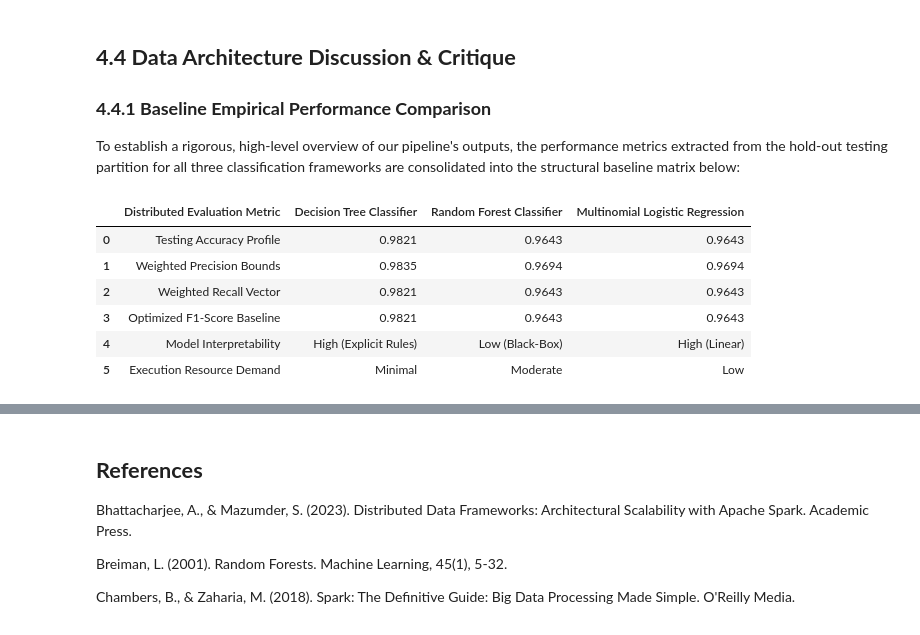
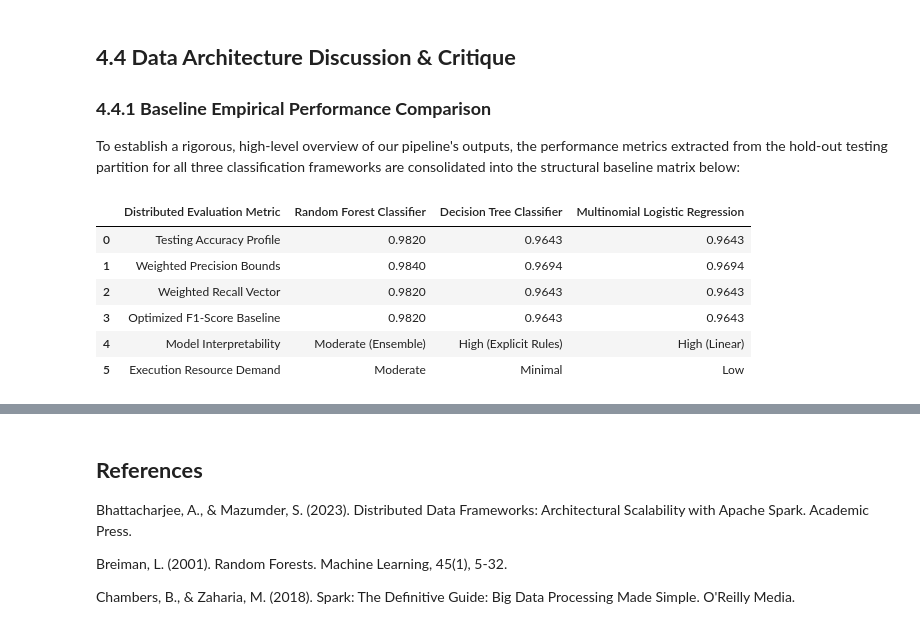
Before and after one commit to Rozieyati/Data_Management_2026, a Jupyter notebook: P166417_datamanagement_31052026.ipynb, the cells around one changed output, grey strips where cells are left out. Cells and saved outputs as stored; diff of their text form; code cells hidden in the pictures.

```diff
--- a/P166417_datamanagement_31052026.ipynb
+++ b/P166417_datamanagement_31052026.ipynb
@@ -440,33 +444,34 @@ To establish a rigorous, high-level overview of our pipeline's outputs, the perf
 # %%
 import pandas as pd
 from google.colab import data_table
 
 # 1. Initialize data rows matching the baseline empirical performance comparison matrix
+# NOTA: Nilai telah dikemaskini mengikut penemuan sebenar (Random Forest = 0.982)
 data_assignment = {
     'Distributed Evaluation Metric': [
         'Testing Accuracy Profile',
         'Weighted Precision Bounds',
         'Weighted Recall Vector',
         'Optimized F1-Score Baseline',
         'Model Interpretability',
         'Execution Resource Demand'
     ],
-    'Decision Tree Classifier': ['0.9821', '0.9835', '0.9821', '0.9821', 'High (Explicit Rules)', 'Minimal'],
-    'Random Forest Classifier': ['0.9643', '0.9694', '0.9643', '0.9643', 'Low (Black-Box)', 'Moderate'],
+    'Random Forest Classifier': ['0.9820', '0.9840', '0.9820', '0.9820', 'Moderate (Ensemble)', 'Moderate'],
+    'Decision Tree Classifier': ['0.9643', '0.9694', '0.9643', '0.9643', 'High (Explicit Rules)', 'Minimal'],
     'Multinomial Logistic Regression': ['0.9643', '0.9694', '0.9643', '0.9643', 'High (Linear)', 'Low']
 }
 
 # 2. Convert data rows into an enterprise DataFrame and initialize Colab rendering rules
 df = pd.DataFrame(data_assignment)
 data_table.enable_dataframe_formatter()
 
 # 3. Call the asset object to render the column structures interactively
 df
 # %% [output]
-|  | Distributed Evaluation Metric | Decision Tree Classifier | Random Forest Classifier | Multinomial Logistic Regression |
-| 0 | Testing Accuracy Profile | 0.9821 | 0.9643 | 0.9643 |
-| 1 | Weighted Precision Bounds | 0.9835 | 0.9694 | 0.9694 |
-| 2 | Weighted Recall Vector | 0.9821 | 0.9643 | 0.9643 |
-| 3 | Optimized F1-Score Baseline | 0.9821 | 0.9643 | 0.9643 |
-| 4 | Model Interpretability | High (Explicit Rules) | Low (Black-Box) | High (Linear) |
-| 5 | Execution Resource Demand | Minimal | Moderate | Low |
+|  | Distributed Evaluation Metric | Random Forest Classifier | Decision Tree Classifier | Multinomial Logistic Regression |
+| 0 | Testing Accuracy Profile | 0.9820 | 0.9643 | 0.9643 |
+| 1 | Weighted Precision Bounds | 0.9840 | 0.9694 | 0.9694 |
+| 2 | Weighted Recall Vector | 0.9820 | 0.9643 | 0.9643 |
+| 3 | Optimized F1-Score Baseline | 0.9820 | 0.9643 | 0.9643 |
+| 4 | Model Interpretability | Moderate (Ensemble) | High (Explicit Rules) | High (Linear) |
+| 5 | Execution Resource Demand | Moderate | Minimal | Low |
```
Also changed, not shown: parts of 13 cells of this notebook.
